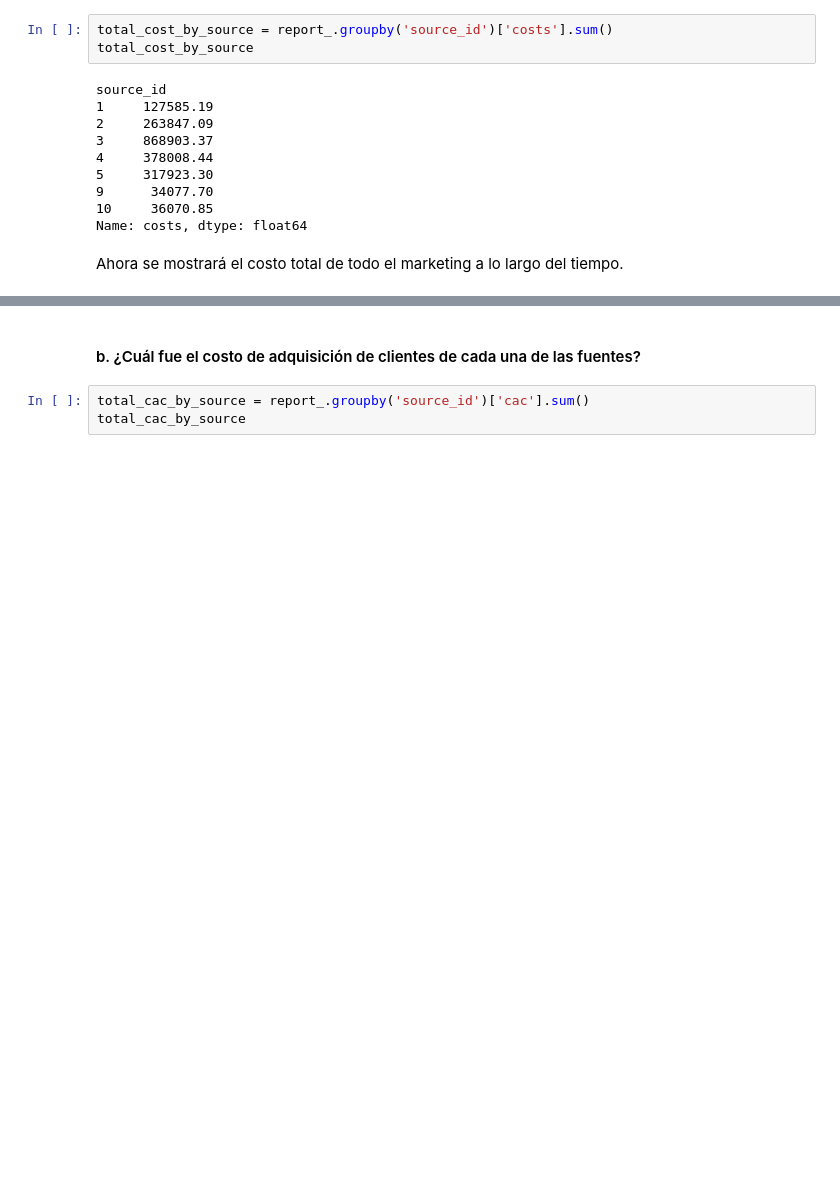
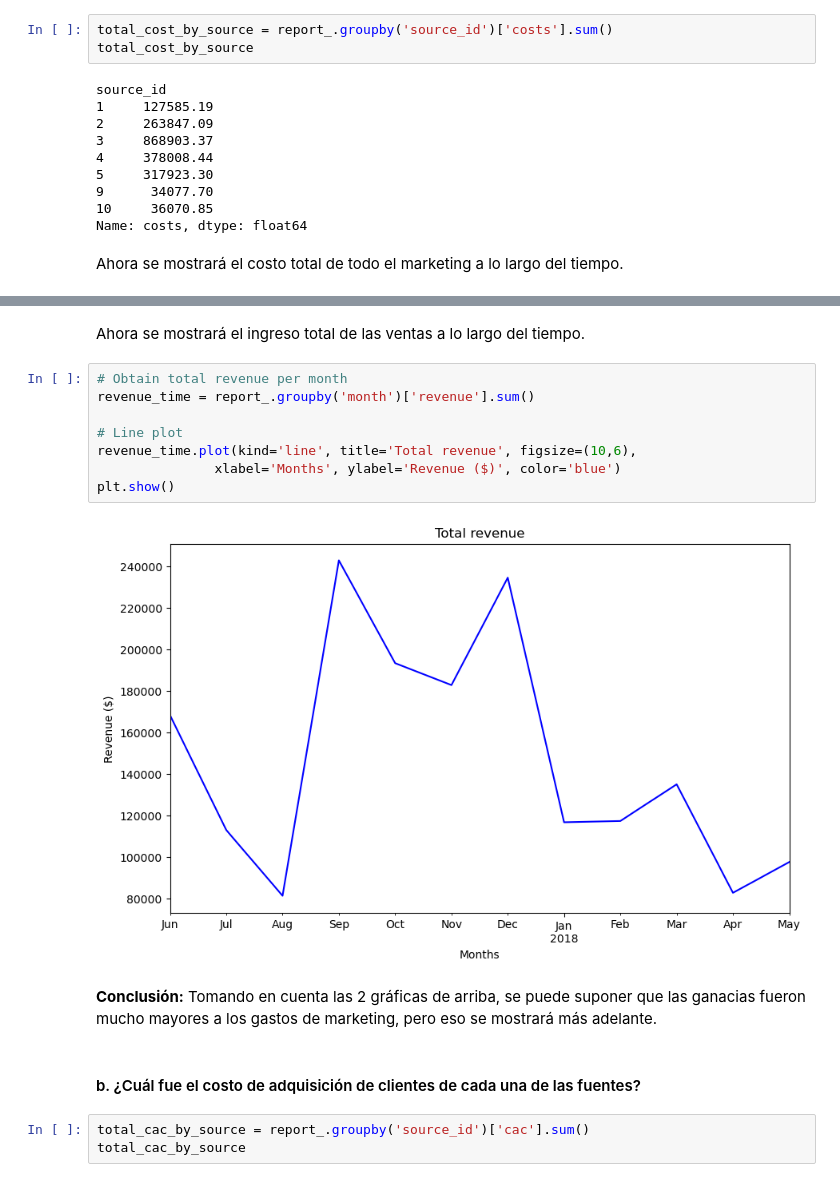
Before and after one commit to arteaga7/Project9, a Jupyter notebook: project9.ipynb, the cells around one changed output, grey strips where cells are left out. Drawn from its saved outputs; the diff is of its cells as text; blank space fills up the shorter version.

```diff
--- a/project9.ipynb
+++ b/project9.ipynb
@@ -648,3 +648,17 @@ plt.show()
+# %% [markdown]
+Ahora se mostrará el ingreso total de las ventas a lo largo del tiempo.
+# %%
+# Obtain total revenue per month
+revenue_time = report_.groupby('month')['revenue'].sum()
+
+# Line plot
+revenue_time.plot(kind='line', title='Total revenue', figsize=(10,6),
+               xlabel='Months', ylabel='Revenue ($)', color='blue')
+plt.show()
+# %% [output]
+[figure, added]
+# %% [markdown]
+**Conclusión:** Tomando en cuenta las 2 gráficas de arriba, se puede suponer que las ganacias fueron mucho mayores a los gastos de marketing, pero eso se mostrará más adelante.
 # %% [markdown]
 #### b. ¿Cuál fue el costo de adquisición de clientes de cada una de las fuentes?
 # %%
```
Also changed, not shown: parts of 16 cells of this notebook, 1 other file.
